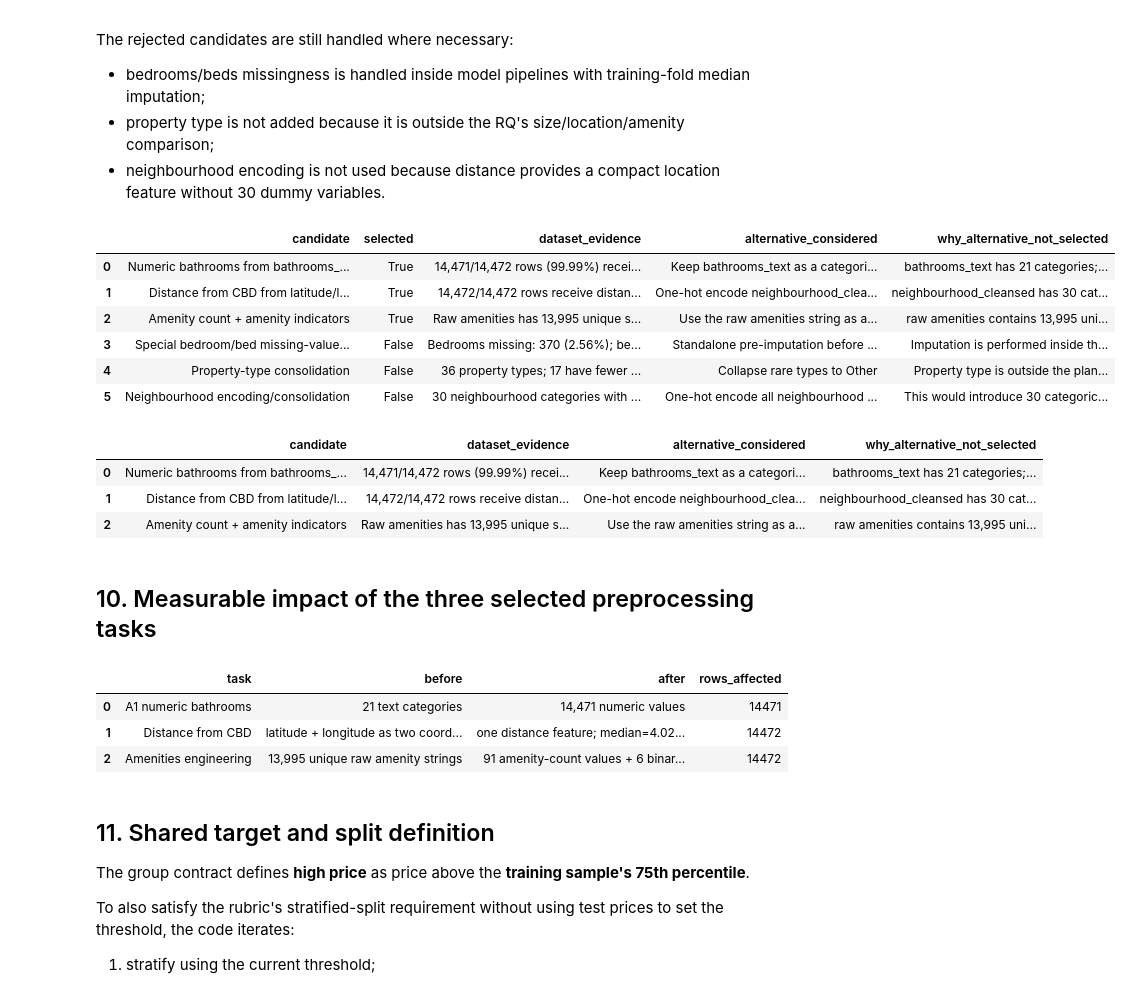
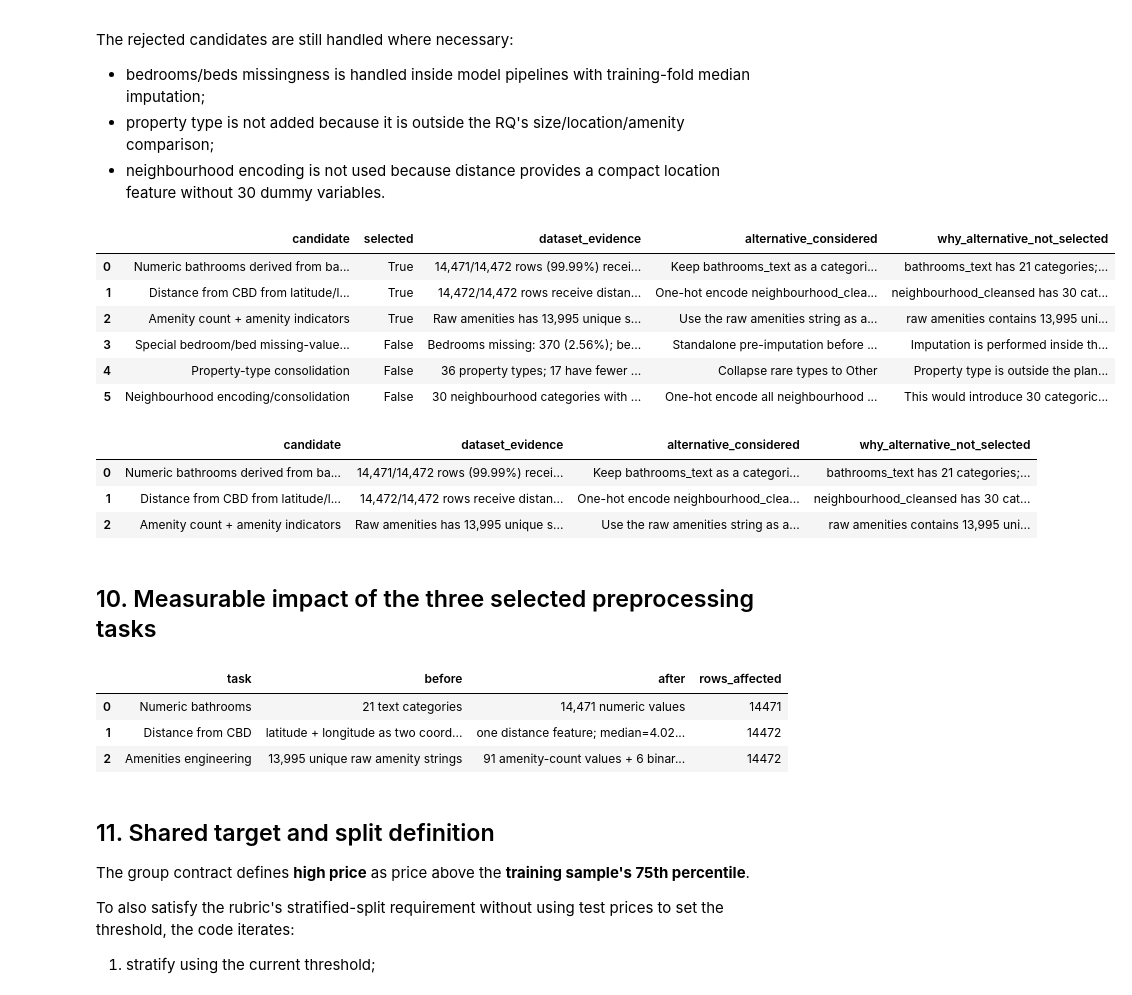
Before and after one commit to tuan891221/COMP20008_A2_W04G10, a Jupyter notebook: notebooks/01_preprocessing.ipynb, the cells around one changed output. Drawn from its saved outputs; the diff is of its cells as text; code cells hidden in the pictures.

```diff
--- a/notebooks/01_preprocessing.ipynb
+++ b/notebooks/01_preprocessing.ipynb
@@ -293,7 +323,7 @@ beds_missing_n = int(df["beds"].isna().sum())
 
 candidate_decisions = pd.DataFrame([
     {
-        "candidate": "Numeric bathrooms from bathrooms_text (A1 pipeline)",
+        "candidate": "Numeric bathrooms derived from bathrooms_text",
         "selected": True,
         "dataset_evidence": (
             f'{bathroom_summary["numeric_nonmissing_n"]:,}/{len(df):,} rows '
@@ -303,7 +333,7 @@ candidate_decisions = pd.DataFrame([
         "alternative_considered": "Keep bathrooms_text as a categorical predictor",
         "why_alternative_not_selected": (
             f'bathrooms_text has {bathroom_summary["source_text_categories"]} categories; '
-            f'the A1 numeric derivation retains {bathroom_summary["numeric_usable_pct"]:.2f}% '
+            f'the specified numeric derivation retains {bathroom_summary["numeric_usable_pct"]:.2f}% '
             'coverage and gives a direct property-size measure.'
         ),
     },
@@ -366,41 +396,41 @@ candidate_decisions = pd.DataFrame([
     {
         "candidate": "Neighbourhood encoding/consolidation",
         "selected": False,
         "dataset_evidence": (
             f'{neighbour_counts.size} neighbourhood categories with '
             f'{int(df["neighbourhood_cleansed"].isna().sum())} missing rows.'
         ),
         "alternative_considered": "One-hot encode all neighbourhood categories",
         "why_alternative_not_selected": (
             f'This would introduce {neighbour_counts.size} categorical levels; '
             'distance-to-CBD is retained as the primary compact location representation.'
         ),
     },
 ])
 
 display(candidate_decisions)
 
 selected_task_alternatives = candidate_decisions.loc[
     candidate_decisions["selected"],
     [
         "candidate",
         "dataset_evidence",
         "alternative_considered",
         "why_alternative_not_selected",
     ],
 ].copy()
 
 display(selected_task_alternatives)
 # %% [output]
 |  | candidate | selected | dataset_evidence | alternative_considered | why_alternative_not_selected |
-| 0 | Numeric bathrooms from bathrooms_... | True | 14,471/14,472 rows (99.99%) recei... | Keep bathrooms_text as a categori... | bathrooms_text has 21 categories;... |
+| 0 | Numeric bathrooms derived from ba... | True | 14,471/14,472 rows (99.99%) recei... | Keep bathrooms_text as a categori... | bathrooms_text has 21 categories;... |
 | 1 | Distance from CBD from latitude/l... | True | 14,472/14,472 rows receive distan... | One-hot encode neighbourhood_clea... | neighbourhood_cleansed has 30 cat... |
 | 2 | Amenity count + amenity indicators | True | Raw amenities has 13,995 unique s... | Use the raw amenities string as a... | raw amenities contains 13,995 uni... |
 | 3 | Special bedroom/bed missing-value... | False | Bedrooms missing: 370 (2.56%); be... | Standalone pre-imputation before ... | Imputation is performed inside th... |
 | 4 | Property-type consolidation | False | 36 property types; 17 have fewer ... | Collapse rare types to Other | Property type is outside the plan... |
 | 5 | Neighbourhood encoding/consolidation | False | 30 neighbourhood categories with ... | One-hot encode all neighbourhood ... | This would introduce 30 categoric... |
 |  | candidate | dataset_evidence | alternative_considered | why_alternative_not_selected |
-| 0 | Numeric bathrooms from bathrooms_... | 14,471/14,472 rows (99.99%) recei... | Keep bathrooms_text as a categori... | bathrooms_text has 21 categories;... |
+| 0 | Numeric bathrooms derived from ba... | 14,471/14,472 rows (99.99%) recei... | Keep bathrooms_text as a categori... | bathrooms_text has 21 categories;... |
 | 1 | Distance from CBD from latitude/l... | 14,472/14,472 rows receive distan... | One-hot encode neighbourhood_clea... | neighbourhood_cleansed has 30 cat... |
 | 2 | Amenity count + amenity indicators | Raw amenities has 13,995 unique s... | Use the raw amenities string as a... | raw amenities contains 13,995 uni... |
 # %% [markdown]
@@ -408,7 +438,7 @@ display(selected_task_alternatives)
 # %%
 preprocessing_impact = pd.DataFrame([
     {
-        "task": "A1 numeric bathrooms",
+        "task": "Numeric bathrooms",
         "before": f'{df["bathrooms_text"].nunique(dropna=True)} text categories',
         "after": f'{df["bathrooms"].notna().sum():,} numeric values',
         "rows_affected": int(df["bathrooms"].notna().sum()),
@@ -427,7 +457,7 @@ preprocessing_impact = pd.DataFrame([
         "before": f'{df["amenities"].nunique(dropna=True):,} unique raw amenity strings',
         "after": (
             f'{df["amenity_count"].nunique(dropna=True)} amenity-count values + '
-            f'{len(AMENITY_KEYWORDS)} binary amenity indicators'
+            f'{len(AMENITY_FEATURES)} binary amenity indicators'
         ),
         "rows_affected": int(len(df)),
     },
@@ -436,7 +466,7 @@ preprocessing_impact = pd.DataFrame([
 display(preprocessing_impact)
 # %% [output]
 |  | task | before | after | rows_affected |
-| 0 | A1 numeric bathrooms | 21 text categories | 14,471 numeric values | 14471 |
+| 0 | Numeric bathrooms | 21 text categories | 14,471 numeric values | 14471 |
 | 1 | Distance from CBD | latitude + longitude as two coord... | one distance feature; median=4.02... | 14472 |
 | 2 | Amenities engineering | 13,995 unique raw amenity strings | 91 amenity-count values + 6 binar... | 14472 |
 # %% [markdown]
```
Also changed, not shown: parts of 9 cells of this notebook, 43 other files.
